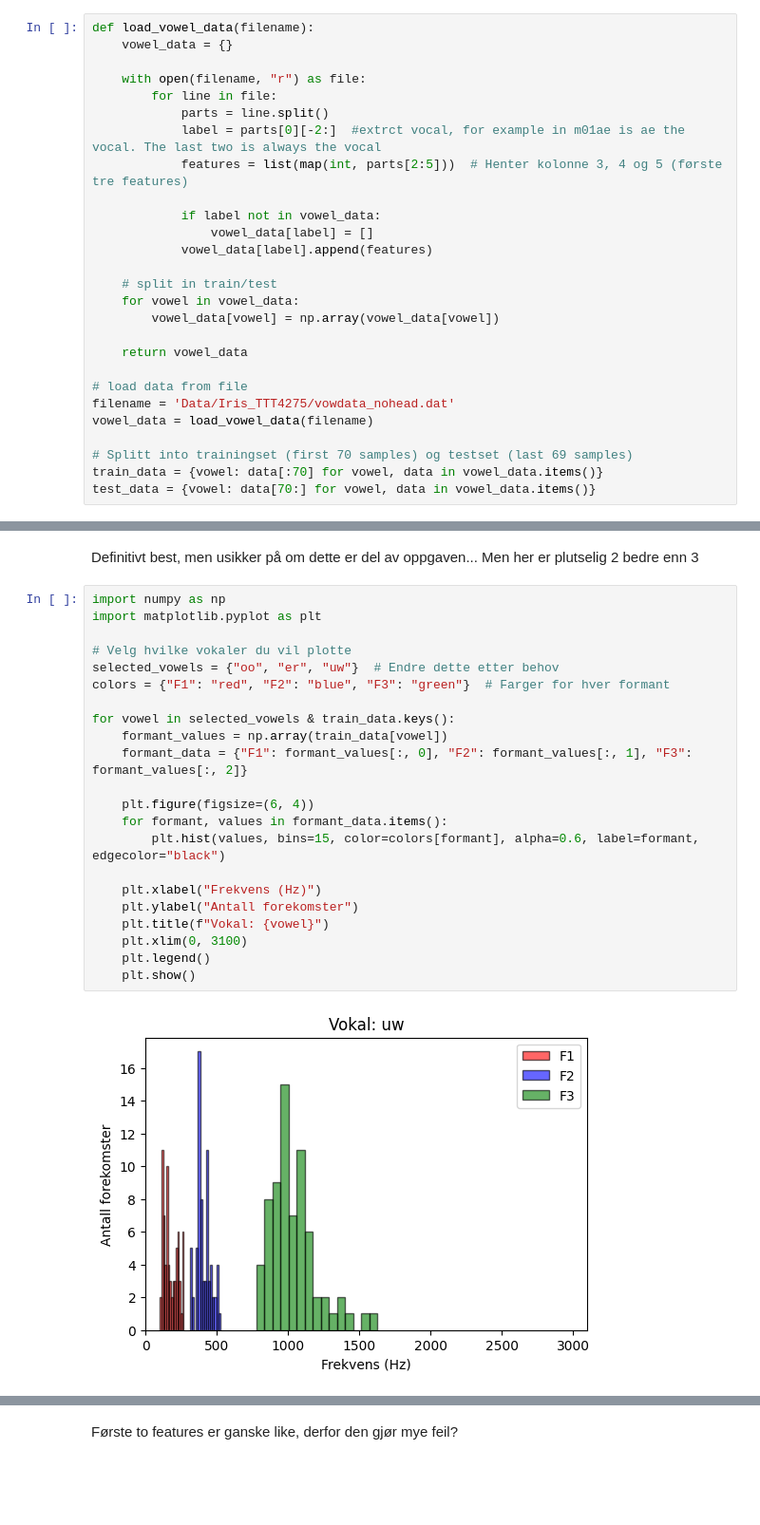
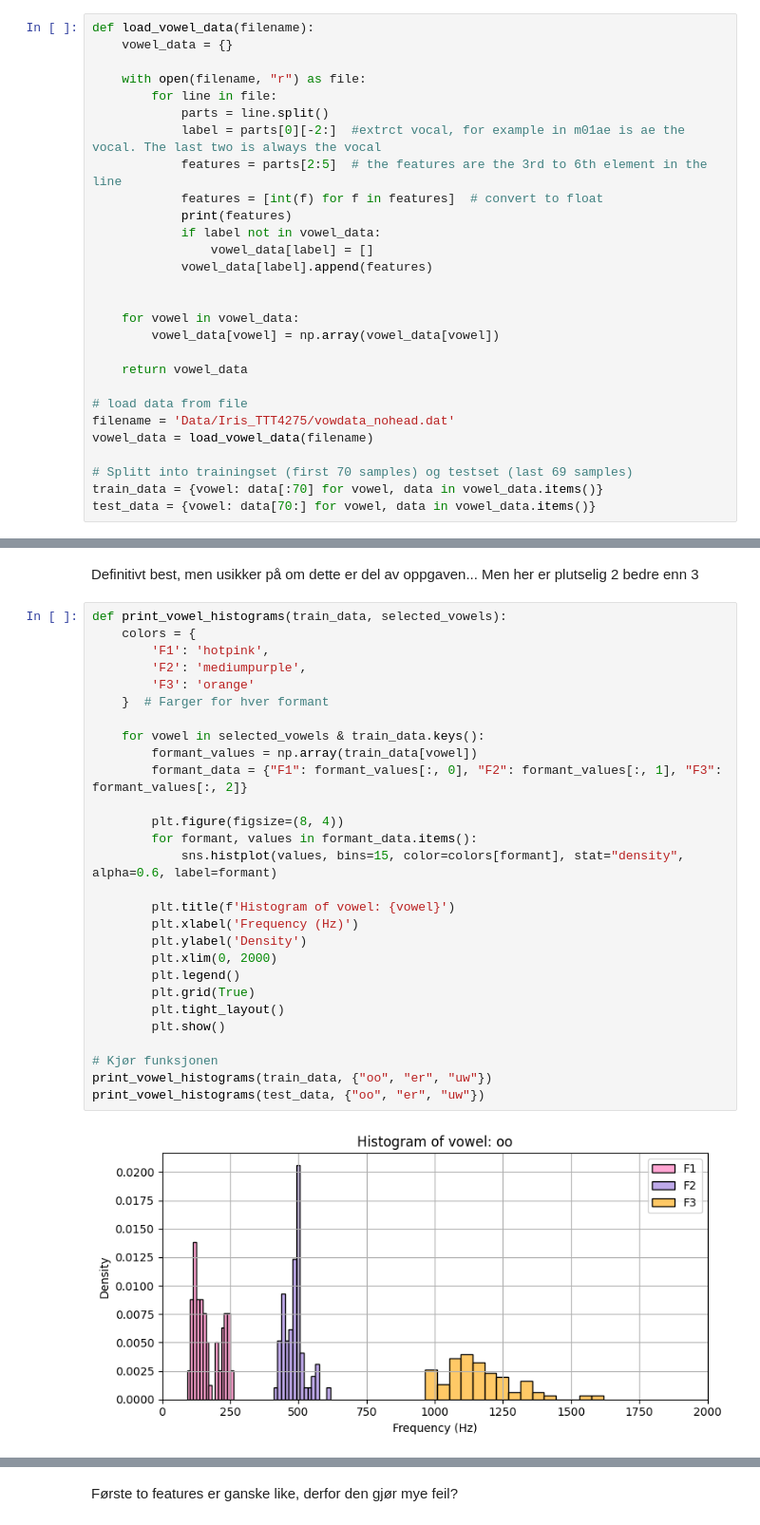
Before and after one commit to Artaosmani/TTT4275-classification-project, a Jupyter notebook: new_vowfil_karin.ipynb, the cells around one changed output, grey strips where cells are left out. Shown: that part at 95% size. Drawn from its saved outputs; the diff is of its cells as text; blank space fills up the shorter version.

```diff
--- a/new_vowfil_karin.ipynb
+++ b/new_vowfil_karin.ipynb
@@ -19,13 +18,14 @@ def load_vowel_data(filename):
         for line in file:
             parts = line.split()
             label = parts[0][-2:]  #extrct vocal, for example in m01ae is ae the vocal. The last two is always the vocal
-            features = list(map(int, parts[2:5]))  # Henter kolonne 3, 4 og 5 (første tre features)
-
+            features = parts[2:5]  # the features are the 3rd to 6th element in the line
+            features = [int(f) for f in features]  # convert to float
+            print(features)
             if label not in vowel_data:
                 vowel_data[label] = []
             vowel_data[label].append(features)
 
-    # split in train/test
+
     for vowel in vowel_data:
         vowel_data[vowel] = np.array(vowel_data[vowel])
 
@@ -432,26 +312,32 @@ Feilrate: 37.68
 # %% [markdown]
 Definitivt best, men usikker på om dette er del av oppgaven... Men her er plutselig 2 bedre enn 3
 # %%
-import numpy as np
-import matplotlib.pyplot as plt
+def print_vowel_histograms(train_data, selected_vowels):
+    colors = {
+        'F1': 'hotpink',
+        'F2': 'mediumpurple',
+        'F3': 'orange'
+    }  # Farger for hver formant
 
-# Velg hvilke vokaler du vil plotte
-selected_vowels = {"oo", "er", "uw"}  # Endre dette etter behov
-colors = {"F1": "red", "F2": "blue", "F3": "green"}  # Farger for hver formant
+    for vowel in selected_vowels & train_data.keys():
+        formant_values = np.array(train_data[vowel])
+        formant_data = {"F1": formant_values[:, 0], "F2": formant_values[:, 1], "F3": formant_values[:, 2]}
 
-for vowel in selected_vowels & train_data.keys():
-    formant_values = np.array(train_data[vowel])
-    formant_data = {"F1": formant_values[:, 0], "F2": formant_values[:, 1], "F3": formant_values[:, 2]}
+        plt.figure(figsize=(8, 4))
+        for formant, values in formant_data.items():
+            sns.histplot(values, bins=15, color=colors[formant], stat="density", alpha=0.6, label=formant)
 
-    plt.figure(figsize=(6, 4))
-    for formant, values in formant_data.items():
-        plt.hist(values, bins=15, color=colors[formant], alpha=0.6, label=formant, edgecolor="black")
+        plt.title(f'Histogram of vowel: {vowel}')
+        plt.xlabel('Frequency (Hz)')
+        plt.ylabel('Density')
+        plt.xlim(0, 2000)
+        plt.legend()
+        plt.grid(True)
+        plt.tight_layout()
+        plt.show()
 
-    plt.xlabel("Frekvens (Hz)")
-    plt.ylabel("Antall forekomster")
-    plt.title(f"Vokal: {vowel}")
-    plt.xlim(0, 3100)
-    plt.legend()
-    plt.show()
+# Kjør funksjonen
+print_vowel_histograms(train_data, {"oo", "er", "uw"})
+print_vowel_histograms(test_data, {"oo", "er", "uw"})
 # %% [output]
-[figure, old version]
+[figure, new version]
```
Also changed, not shown: parts of 13 cells of this notebook.
